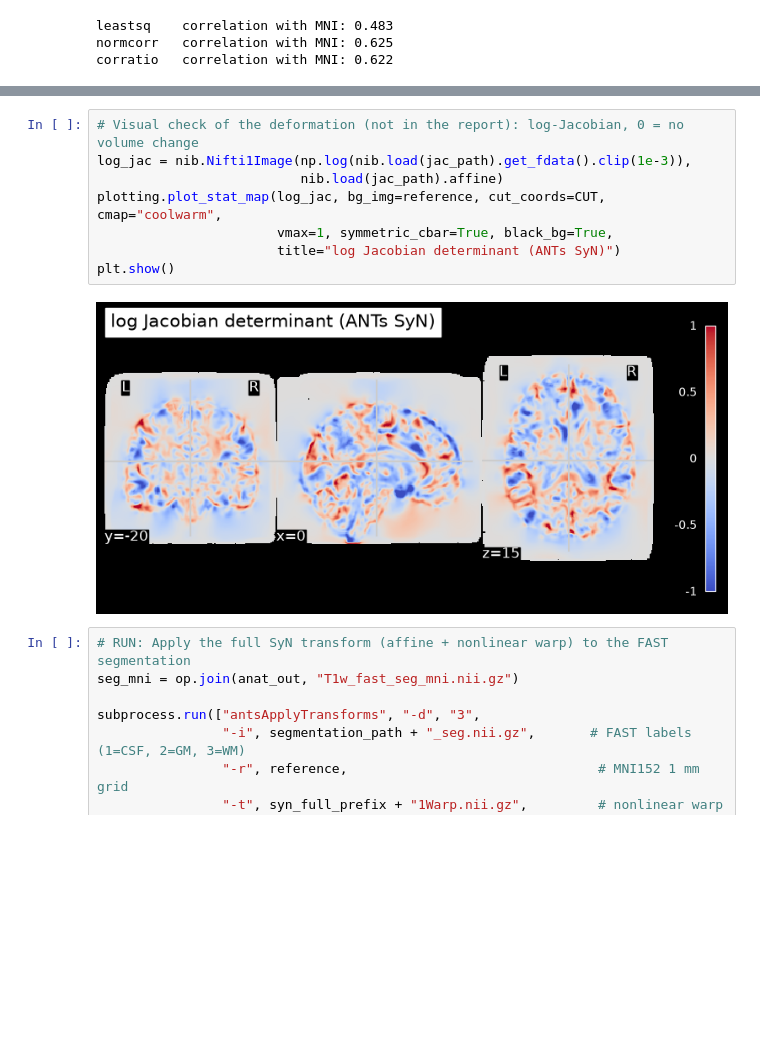
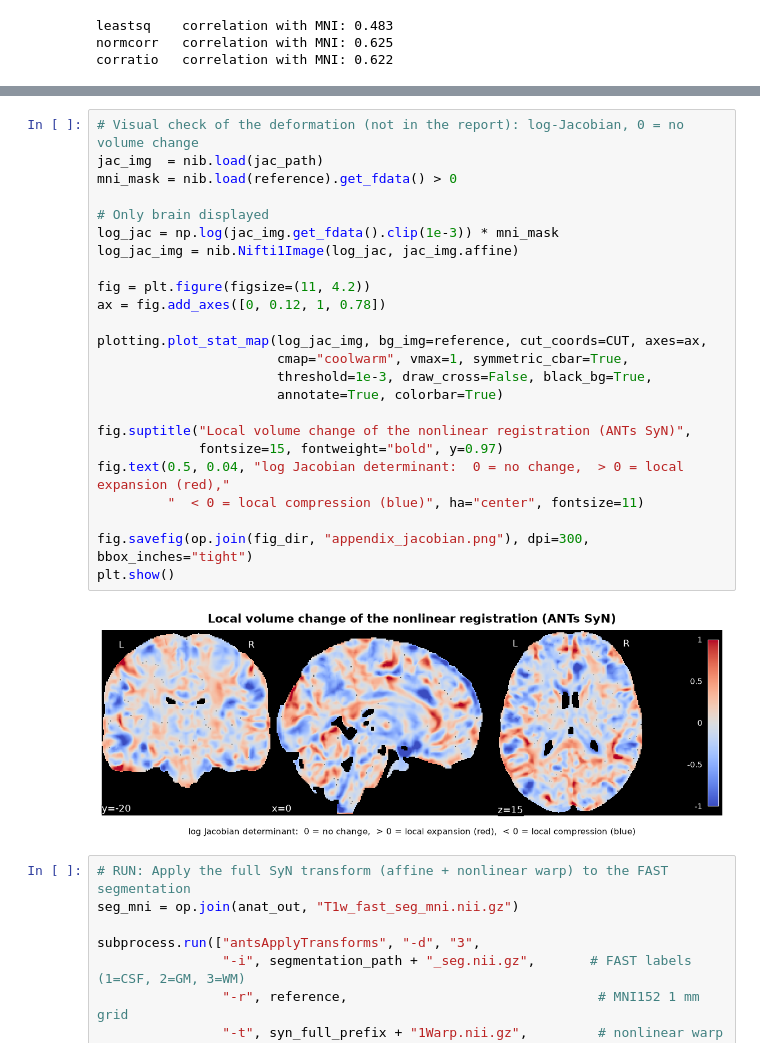
Before and after one commit to yolosunflo/NSSP_lab1, a Jupyter notebook: GROUP1_code.ipynb, the cells around one changed output, grey strips where cells are left out. Drawn from its saved outputs; the diff is of its cells as text; blank space fills up the shorter version.

Commit message:
Plot modification 1.1)

```diff
--- a/GROUP1_code.ipynb
+++ b/GROUP1_code.ipynb
@@ -369,13 +380,29 @@ Jacobian: min = 0.09, max = 7.36, 1st-99th percentile = [0.35, 2.31]
 # %%
 # Visual check of the deformation (not in the report): log-Jacobian, 0 = no volume change
-log_jac = nib.Nifti1Image(np.log(nib.load(jac_path).get_fdata().clip(1e-3)),
-                          nib.load(jac_path).affine)
-plotting.plot_stat_map(log_jac, bg_img=reference, cut_coords=CUT, cmap="coolwarm",
-                       vmax=1, symmetric_cbar=True, black_bg=True,
-                       title="log Jacobian determinant (ANTs SyN)")
+jac_img  = nib.load(jac_path)
+mni_mask = nib.load(reference).get_fdata() > 0
+
+# Only brain displayed
+log_jac = np.log(jac_img.get_fdata().clip(1e-3)) * mni_mask
+log_jac_img = nib.Nifti1Image(log_jac, jac_img.affine)
+
+fig = plt.figure(figsize=(11, 4.2))
+ax = fig.add_axes([0, 0.12, 1, 0.78])
+
+plotting.plot_stat_map(log_jac_img, bg_img=reference, cut_coords=CUT, axes=ax,
+                       cmap="coolwarm", vmax=1, symmetric_cbar=True,
+                       threshold=1e-3, draw_cross=False, black_bg=True,
+                       annotate=True, colorbar=True)
+
+fig.suptitle("Local volume change of the nonlinear registration (ANTs SyN)",
+             fontsize=15, fontweight="bold", y=0.97)
+fig.text(0.5, 0.04, "log Jacobian determinant:  0 = no change,  > 0 = local expansion (red),"
+         "  < 0 = local compression (blue)", ha="center", fontsize=11)
+
+fig.savefig(op.join(fig_dir, "appendix_jacobian.png"), dpi=300, bbox_inches="tight")
 plt.show()
 # %% [output]
-[figure, old version]
+[figure, new version]
 # %%
 # RUN: Apply the full SyN transform (affine + nonlinear warp) to the FAST segmentation
 seg_mni = op.join(anat_out, "T1w_fast_seg_mni.nii.gz")
```
Also changed, not shown: parts of 6 cells of this notebook.
